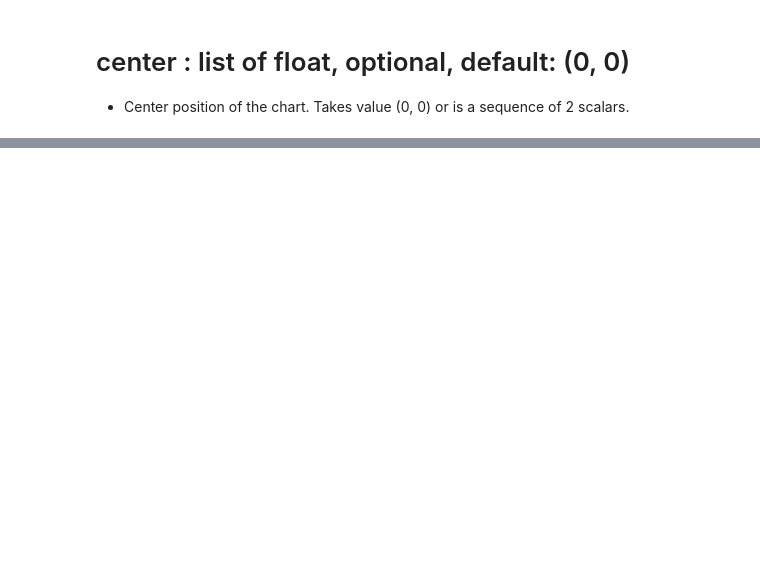
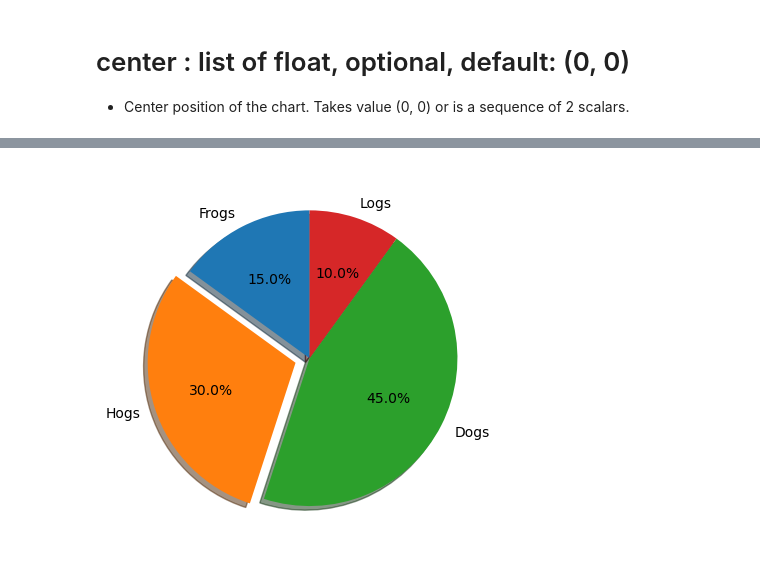
Before and after one commit to TrangTranThu/Python, a Jupyter notebook: Matplotlib/PieChart.ipynb, the cells around one changed output, grey strips where cells are left out. Cells and saved outputs as stored; diff of their text form; code cells hidden in the pictures; blank space fills up the shorter version.

```diff
--- a/Matplotlib/PieChart.ipynb
+++ b/Matplotlib/PieChart.ipynb
@@ -182,0 +195,9 @@ plt.pie(sizes, labels=labels, autopct='%1.2f%%', pctdistance=0.65, labeldistance
+# %%
+sizes = [15, 30, 45, 10]
+explode = (0, 0.1, 0, 0)
+labels = ['Frogs', 'Hogs', 'Dogs', 'Logs']
+colors = ['blue', 'orange', 'green', 'red']
+
+plt.pie(sizes, explode=explode, labels = labels, autopct='%1.1f%%', shadow=True, startangle=90);
+# %% [output]
+[figure, added]
```
Also changed, not shown: parts of 7 cells of this notebook.
